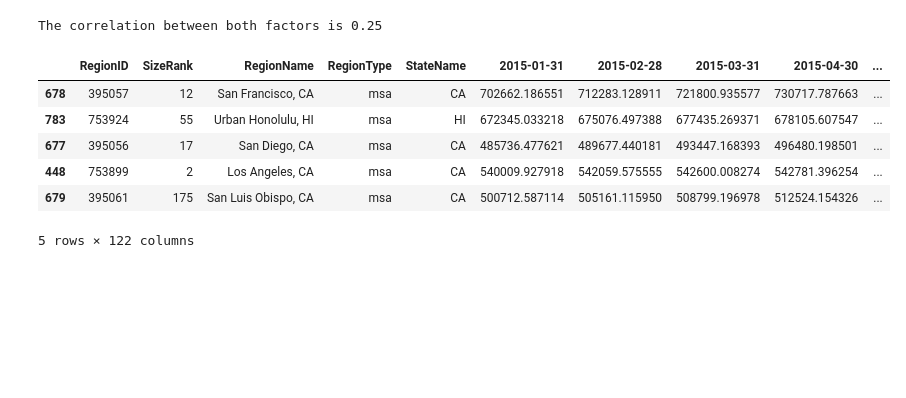
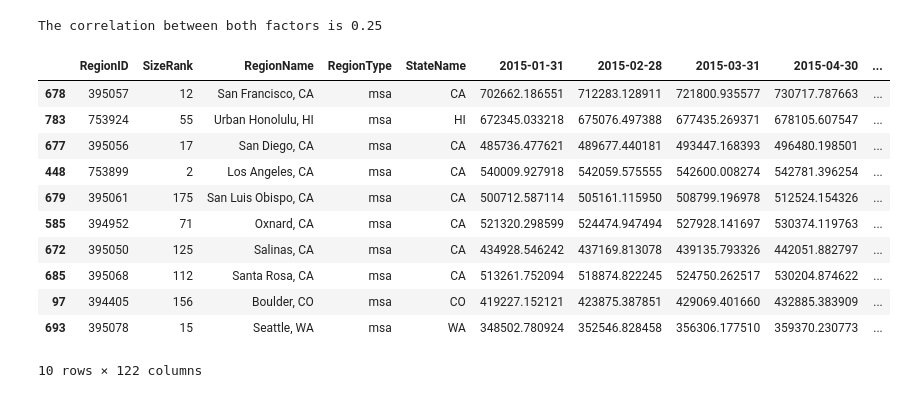
Before and after one commit to elgnol/RealEstate_Project_3, a Jupyter notebook: Analysis/Data_analysis_tatyana.ipynb, the cells around one changed output. Cells and saved outputs as stored; diff of their text form; code cells hidden in the pictures; blank space fills up the shorter version.

```diff
--- a/Analysis/Data_analysis_tatyana.ipynb
+++ b/Analysis/Data_analysis_tatyana.ipynb
@@ -1049,13 +1054,20 @@ correlation = st.pearsonr(x_values, y_values)
 print(f"The correlation between both factors is {round(st.pearsonr(x_values,y_values)[0],2)}")
 # %% [output]
 The correlation between both factors is 0.25
-# %%
-filtered_home_df.sort_values(by = '2024-07-31', ascending = False).head()
-# %% [output]
-|  | RegionID | SizeRank | RegionName | RegionType | StateName | 2015-01-31 | 2015-02-28 | 2015-03-31 | 2015-04-30 | ... |
-| 678 | 395057 | 12 | San Francisco, CA | msa | CA | 702662.186551 | 712283.128911 | 721800.935577 | 730717.787663 | ... |
-| 783 | 753924 | 55 | Urban Honolulu, HI | msa | HI | 672345.033218 | 675076.497388 | 677435.269371 | 678105.607547 | ... |
-| 677 | 395056 | 17 | San Diego, CA | msa | CA | 485736.477621 | 489677.440181 | 493447.168393 | 496480.198501 | ... |
-| 448 | 753899 | 2 | Los Angeles, CA | msa | CA | 540009.927918 | 542059.575555 | 542600.008274 | 542781.396254 | ... |
-| 679 | 395061 | 175 | San Luis Obispo, CA | msa | CA | 500712.587114 | 505161.115950 | 508799.196978 | 512524.154326 | ... |
-5 rows × 122 columns
+# %%
+## highest prices
+top_10_price = filtered_home_df.sort_values(by = '2024-07-31', ascending = False).head(10)
+top_10_price
+# %% [output]
+|  | RegionID | SizeRank | RegionName | RegionType | StateName | 2015-01-31 | 2015-02-28 | 2015-03-31 | 2015-04-30 | ... |
+| 678 | 395057 | 12 | San Francisco, CA | msa | CA | 702662.186551 | 712283.128911 | 721800.935577 | 730717.787663 | ... |
+| 783 | 753924 | 55 | Urban Honolulu, HI | msa | HI | 672345.033218 | 675076.497388 | 677435.269371 | 678105.607547 | ... |
+| 677 | 395056 | 17 | San Diego, CA | msa | CA | 485736.477621 | 489677.440181 | 493447.168393 | 496480.198501 | ... |
+| 448 | 753899 | 2 | Los Angeles, CA | msa | CA | 540009.927918 | 542059.575555 | 542600.008274 | 542781.396254 | ... |
+| 679 | 395061 | 175 | San Luis Obispo, CA | msa | CA | 500712.587114 | 505161.115950 | 508799.196978 | 512524.154326 | ... |
+| 585 | 394952 | 71 | Oxnard, CA | msa | CA | 521320.298599 | 524474.947494 | 527928.141697 | 530374.119763 | ... |
+| 672 | 395050 | 125 | Salinas, CA | msa | CA | 434928.546242 | 437169.813078 | 439135.793326 | 442051.882797 | ... |
+| 685 | 395068 | 112 | Santa Rosa, CA | msa | CA | 513261.752094 | 518874.822245 | 524750.262517 | 530204.874622 | ... |
+| 97 | 394405 | 156 | Boulder, CO | msa | CO | 419227.152121 | 423875.387851 | 429069.401660 | 432885.383909 | ... |
+| 693 | 395078 | 15 | Seattle, WA | msa | WA | 348502.780924 | 352546.828458 | 356306.177510 | 359370.230773 | ... |
+10 rows × 122 columns
```
Also changed, not shown: parts of 9 cells of this notebook, 7 other files.
